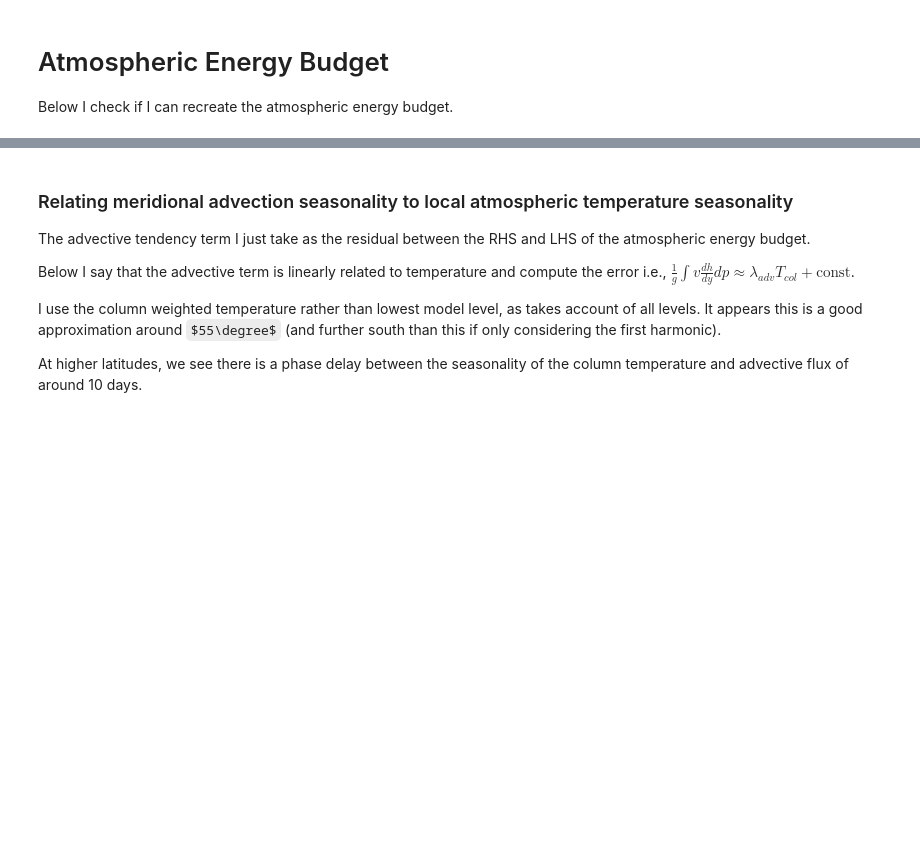
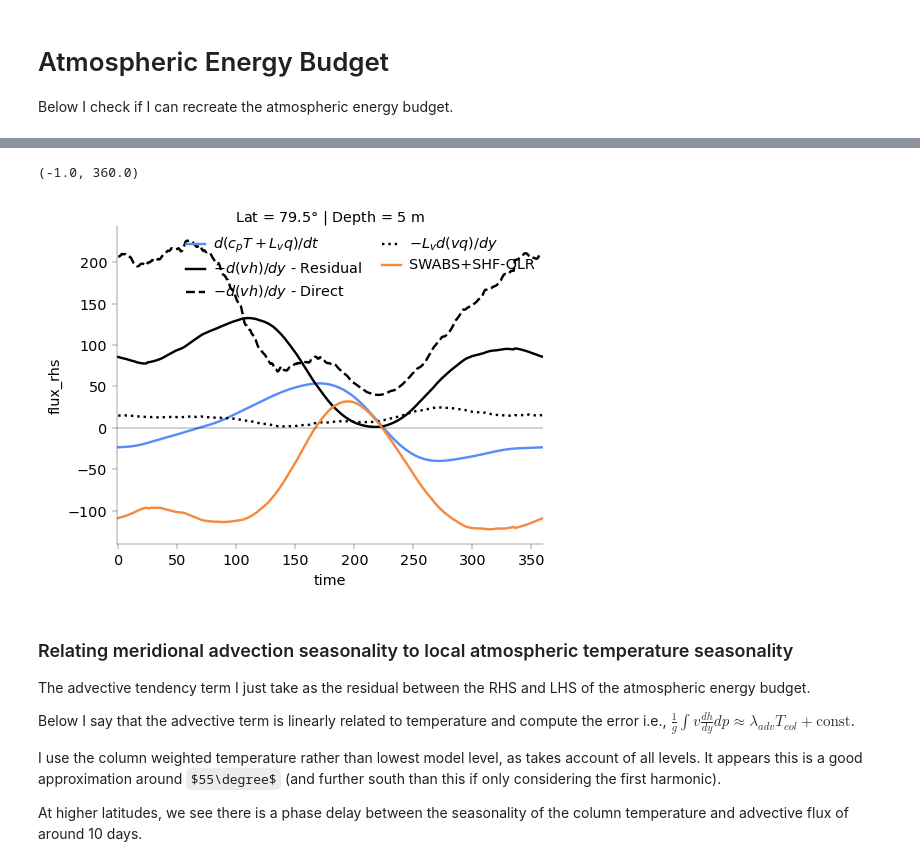
Before and after one commit to jduffield65/Isca, a Jupyter notebook: jobs/thesis_season/meridional_advection.ipynb, the cells around one changed output, grey strips where cells are left out. Saved outputs shown, nothing was run; the diff lists cells and outputs as text; code cells hidden in the pictures; some formulas as TeX source; blank space fills up the shorter version.

```diff
--- a/jobs/thesis_season/meridional_advection.ipynb
+++ b/jobs/thesis_season/meridional_advection.ipynb
@@ -196,3 +180,23 @@ plt.show()
+# %%
+fig, ax = plt.subplots(1, 1)
+fig_resize(fig, utils.width['two_col'])
+lat_ind = -4
+ds.mse_no_z_tend.isel(lat=lat_ind).plot(ax=ax, label='$d(c_pT+L_vq)/dt$')
+ds.conv_total.isel(lat=lat_ind).plot(color='k', label='$-d(vh)/dy$ - Residual')
+ds.mse_conv.isel(lat=lat_ind).plot(color='k', linestyle='--', label='$-d(vh)/dy$ - Direct')
+# ds.dse_conv.isel(lat=lat_ind).plot(color='k', linestyle='-.')
+ds.q_conv.isel(lat=lat_ind).plot(color='k', linestyle=':', label='$-L_vd(vq)/dy$')
+ds.flux_rhs.isel(lat=lat_ind).plot(label='SWABS+SHF-OLR')
+update_linewidth(fig)
+ax.legend(ncol=2)
+ax.axhline(0, color='k', lw=ax_linewidth)
+ax.set_title(f'Lat = {ds.lat.values[lat_ind]:.1f}$\degree$ | Depth = {depth} m', y=0.99)
+update_fontsize(fig, 6)
+ax.set_xlim(-1, 360)
+# (ds.flux_rhs+ds.mse_conv).isel(lat=lat_ind).plot()
+# %% [output]
+(-1.0, 360.0)
+[figure, added]
 # %% [markdown]
 ### Relating meridional advection seasonality to local atmospheric temperature seasonality
 
```
Also changed, not shown: parts of 33 cells of this notebook, 1 other file.
